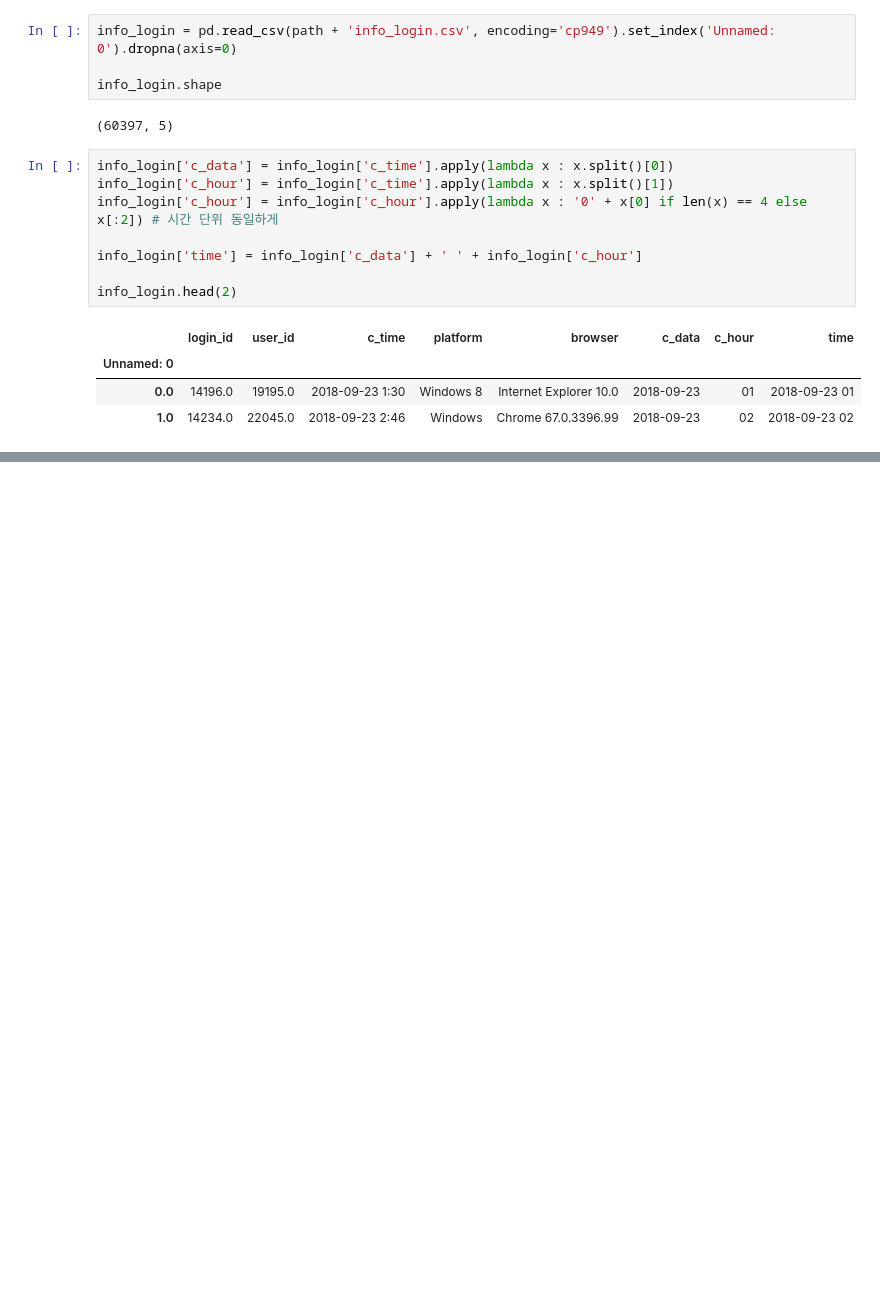
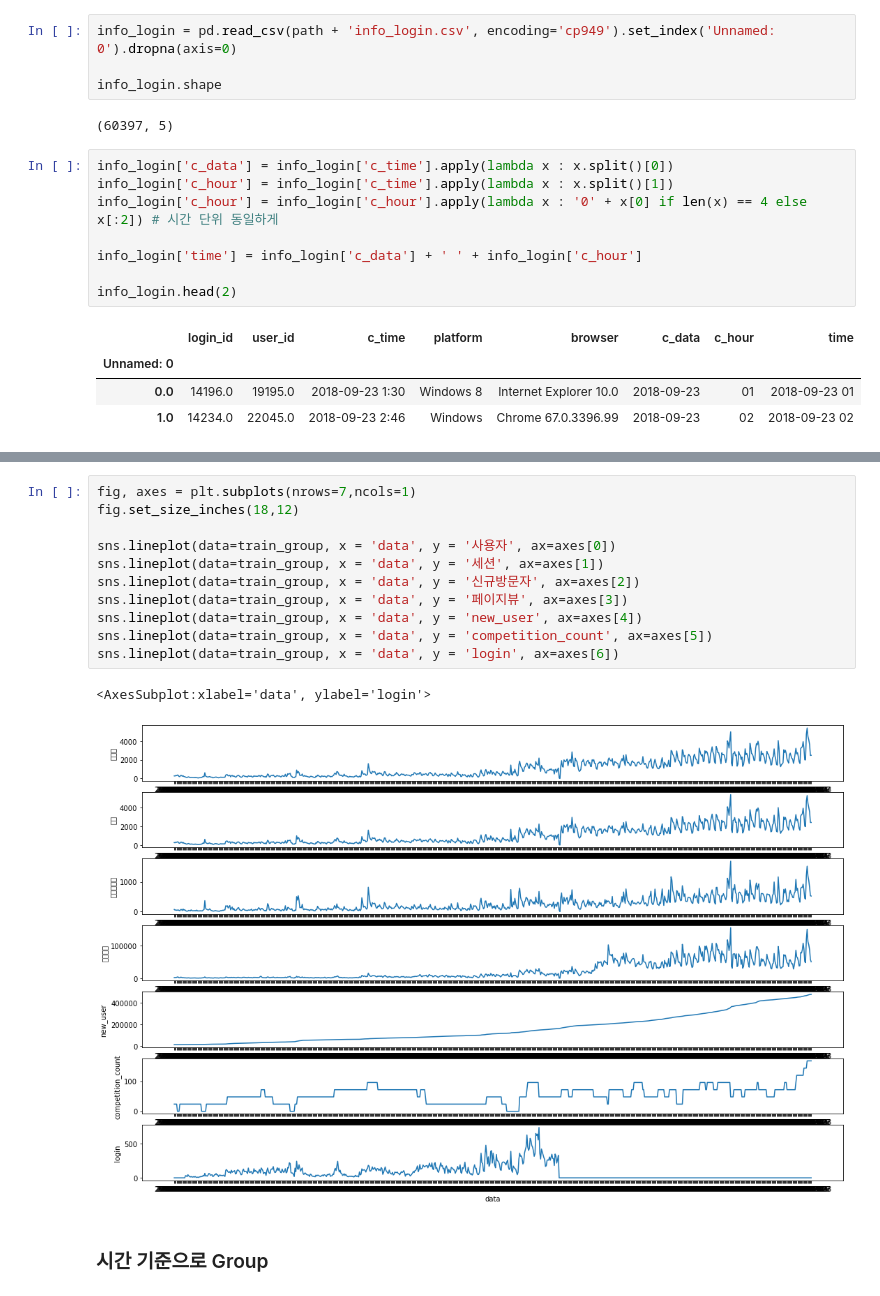
Before and after one commit to sunnight9507/STUDY, a Jupyter notebook: Dacon/2020 DACON CUP/Data EDA & Processing.ipynb, the cells around one changed output, grey strips where cells are left out. Cells and saved outputs as stored; diff of their text form; blank space fills up the shorter version.

```diff
--- a/Dacon/2020 DACON CUP/Data EDA & Processing.ipynb
+++ b/Dacon/2020 DACON CUP/Data EDA & Processing.ipynb
@@ -255,0 +208,16 @@ train
+# %%
+fig, axes = plt.subplots(nrows=7,ncols=1)
+fig.set_size_inches(18,12)
+
+sns.lineplot(data=train_group, x = 'data', y = '사용자', ax=axes[0])
+sns.lineplot(data=train_group, x = 'data', y = '세션', ax=axes[1])
+sns.lineplot(data=train_group, x = 'data', y = '신규방문자', ax=axes[2])
+sns.lineplot(data=train_group, x = 'data', y = '페이지뷰', ax=axes[3])
+sns.lineplot(data=train_group, x = 'data', y = 'new_user', ax=axes[4])
+sns.lineplot(data=train_group, x = 'data', y = 'competition_count', ax=axes[5])
+sns.lineplot(data=train_group, x = 'data', y = 'login', ax=axes[6])
+# %% [output]
+<AxesSubplot:xlabel='data', ylabel='login'>
+[figure, added]
+# %% [markdown]
+### 시간 기준으로 Group
```
Also changed, not shown: parts of 17 cells of this notebook, 1 other file.
